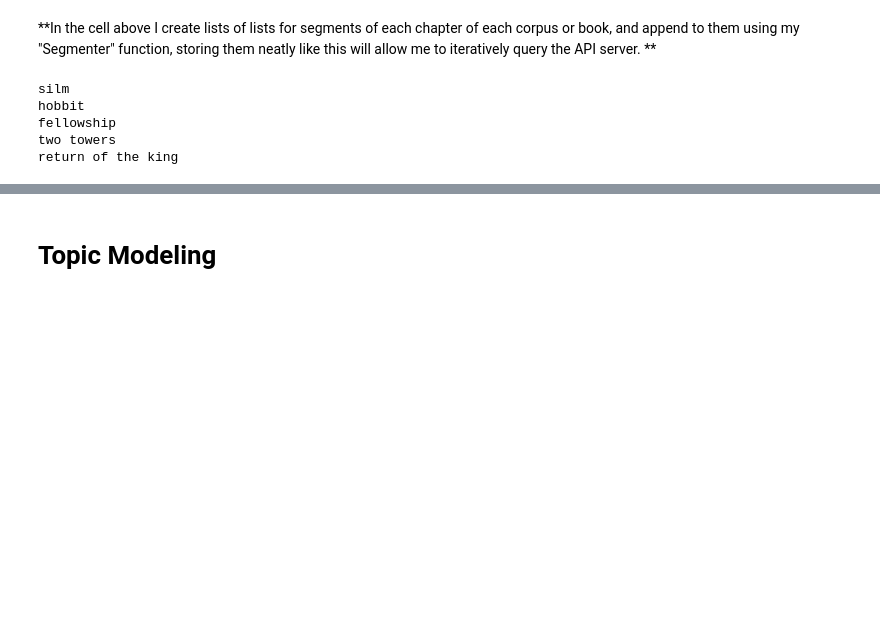
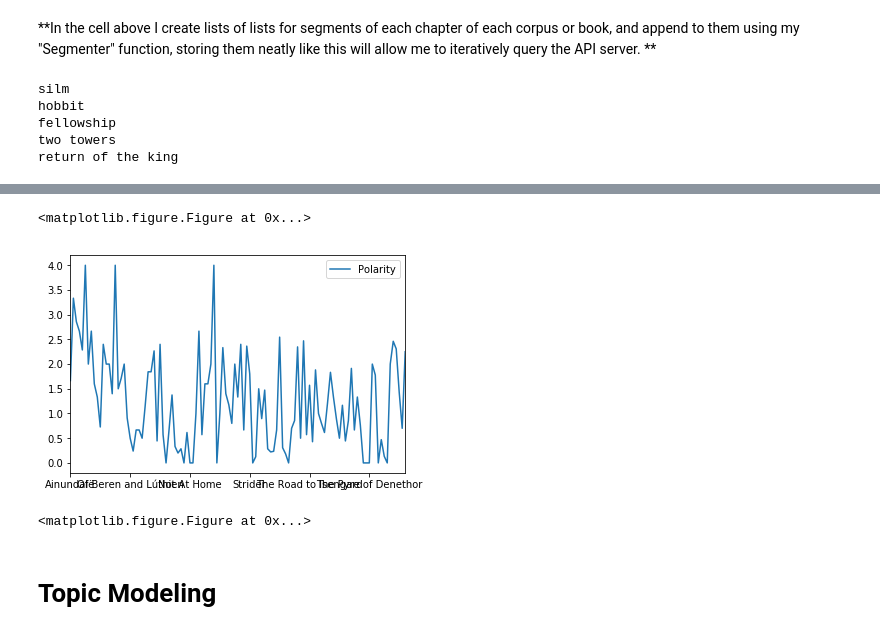
Before and after one commit to jblazzy/LOTR, a Jupyter notebook: LOTR_test.ipynb, the cells around one changed output, grey strips where cells are left out. Cells and saved outputs as stored; diff of their text form; code cells hidden in the pictures; blank space fills up the shorter version.

Commit message:
Started visualizing

```diff
--- a/LOTR_test.ipynb
+++ b/LOTR_test.ipynb
@@ -267,3 +350,26 @@ print(len(silm_chapters))
+# %%
+# Plots
+## Note: Wasn't able to get another Tableau Trial
+
+from matplotlib.pyplot import figure
+
+
+"""
+## lol
+full_df.plot(kind='bar')
+plt.show()
+"""
+
+full_df.plot(kind='line')
+plt.show()
+
+fig = matplotlib.pyplot.gcf()
+fig.set_size_inches(18.5, 10.5)
+fig.savefig('test2png.png', dpi=100)
+# %% [output]
+<matplotlib.figure.Figure at 0x...>
+[figure, added]
+<matplotlib.figure.Figure at 0x...>
 # %% [markdown]
 # Topic Modeling
 # %% [markdown]
```
Also changed, not shown: parts of 13 cells of this notebook, 50 other files.
